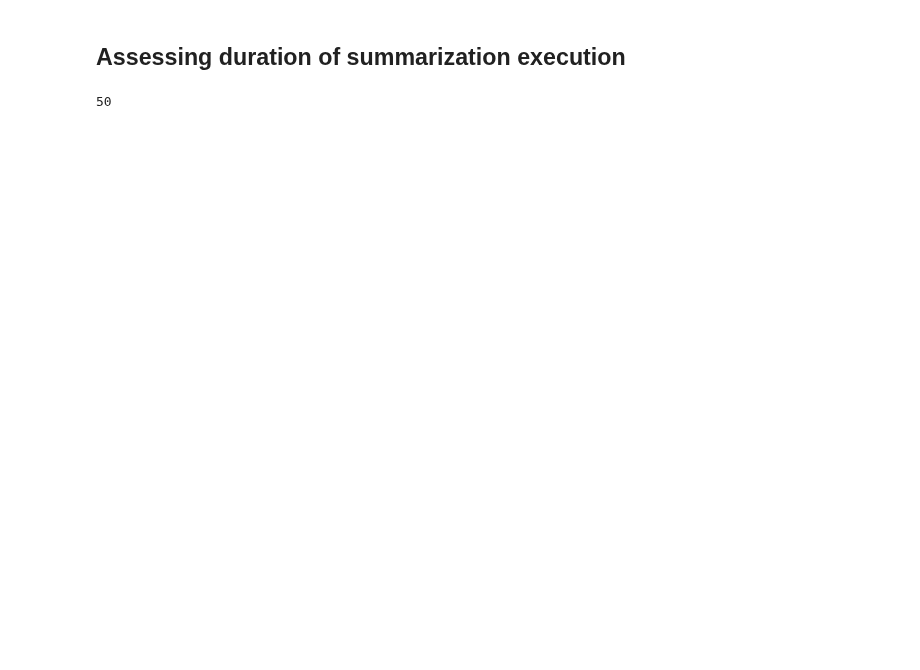
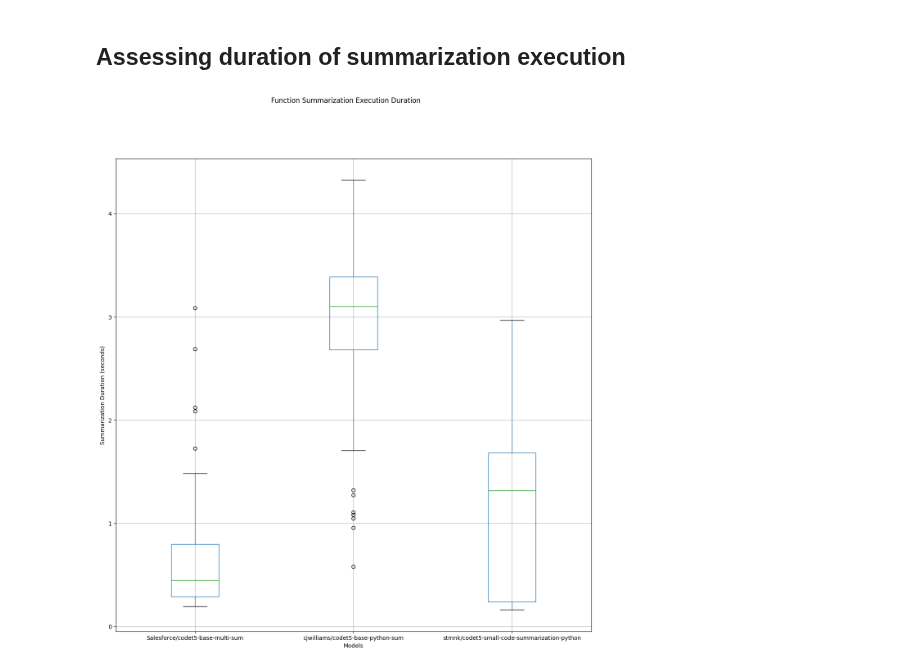
Before and after one commit to WilliamsCJ/repograph, a Jupyter notebook: backend/evaluation/summarization_performance.ipynb, the cells around one changed output. Drawn from its saved outputs; the diff is of its cells as text; code cells hidden in the pictures; blank space fills up the shorter version.

```diff
--- a/backend/evaluation/summarization_performance.ipynb
+++ b/backend/evaluation/summarization_performance.ipynb
@@ -179,13 +167,12 @@ for index, row in df.sample(n=50).iterrows():
     duration_small = time.time() - start
 
     res = res.append({'Salesforce/codet5-base-multi-sum': duration, 'cjwilliams/codet5_base_python_sum': duration_fine, 'stmnk/codet5-small-code-summarization-python': duration_small}, ignore_index=True)
-# %%
-len(res)
-# %% [output]
-50
 # %%
 fig, ax = plt.subplots(1, figsize=(15,15))
 res.boxplot(column=['Salesforce/codet5-base-multi-sum', 'cjwilliams/codet5_base_python_sum', 'stmnk/codet5-small-code-summarization-python'], ax=ax)
 ax.set_ylabel("Summarization Duration (seconds)")
 ax.set_xlabel("Models")
-fig.savefig("summarization-duration-boxplot.png", bbox_inches='tight')
+fig.suptitle("Function Summarization Execution Duration")
+fig.savefig("summarization-speed-boxplot.png", bbox_inches='tight')
+# %% [output]
+[figure, added]
```
Also changed, not shown: parts of 6 cells of this notebook, 11 other files.
